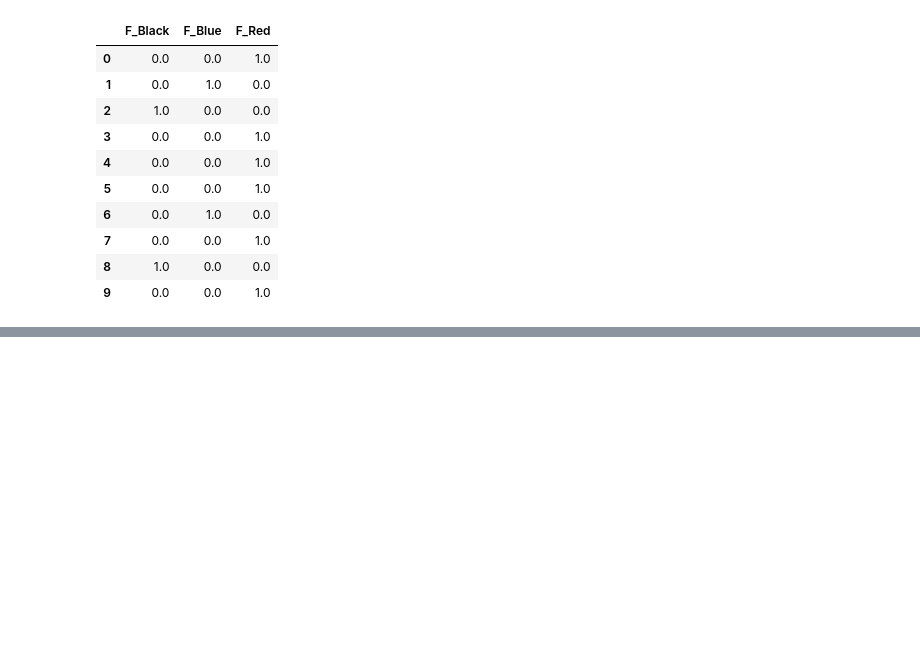
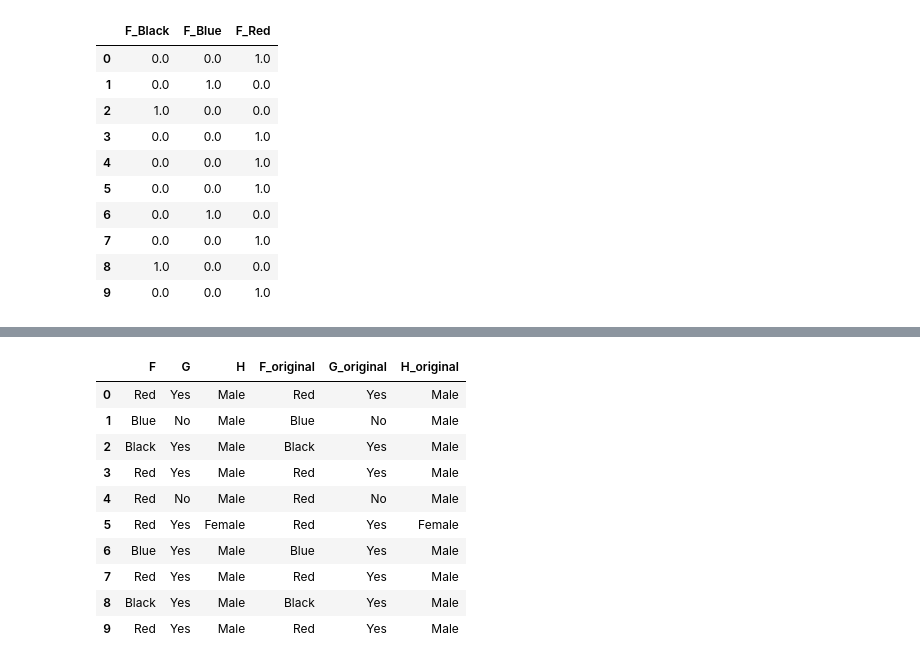
Before and after one commit to NaveenShetter1/Machine-Leaning-Notebooks, a Jupyter notebook: preprocessing.ipynb, the cells around one changed output, grey strips where cells are left out. Cells and saved outputs as stored; diff of their text form; code cells hidden in the pictures; blank space fills up the shorter version.

```diff
--- a/preprocessing.ipynb
+++ b/preprocessing.ipynb
@@ -923,0 +1021,14 @@ encoded_df
+# %%
+df.select_dtypes(include=['category','object'])
+# %% [output]
+|  | F | G | H | F_original | G_original | H_original |
+| 0 | Red | Yes | Male | Red | Yes | Male |
+| 1 | Blue | No | Male | Blue | No | Male |
+| 2 | Black | Yes | Male | Black | Yes | Male |
+| 3 | Red | Yes | Male | Red | Yes | Male |
+| 4 | Red | No | Male | Red | No | Male |
+| 5 | Red | Yes | Female | Red | Yes | Female |
+| 6 | Blue | Yes | Male | Blue | Yes | Male |
+| 7 | Red | Yes | Male | Red | Yes | Male |
+| 8 | Black | Yes | Male | Black | Yes | Male |
+| 9 | Red | Yes | Male | Red | Yes | Male |
```
Also changed, not shown: parts of 13 cells of this notebook.
